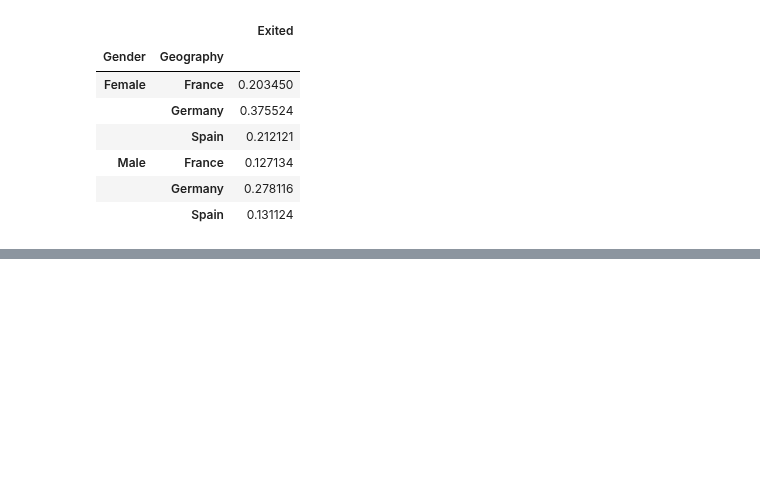
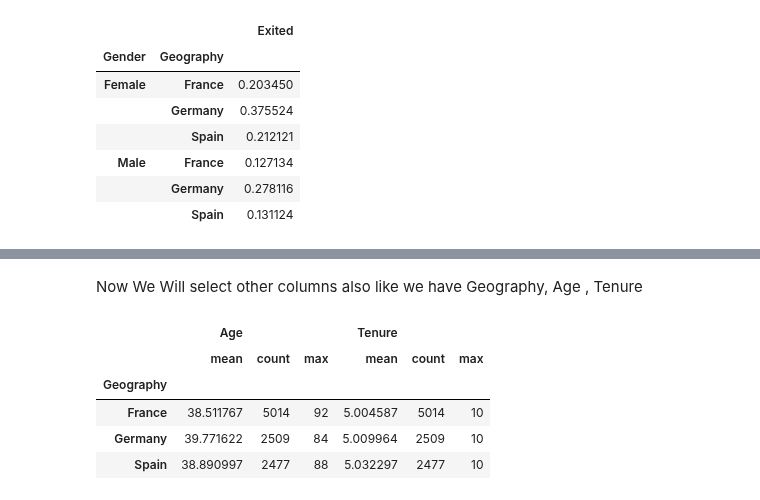
Before and after one commit to FairozAhmadSheikh/ML_bootcamp, a Jupyter notebook: pandas/7_realworld_dataset.ipynb, the cells around one changed output, grey strips where cells are left out. Drawn from its saved outputs; the diff is of its cells as text; code cells hidden in the pictures; blank space fills up the shorter version.

```diff
--- a/pandas/7_realworld_dataset.ipynb
+++ b/pandas/7_realworld_dataset.ipynb
@@ -129,0 +149,13 @@ data2.groupby(['Gender','Geography']).mean()
+# %% [markdown]
+Now We Will select other columns also like we have Geography, Age , Tenure
+# %%
+data3=dataset[['Geography','Age','Tenure']]
+# %%
+data3.groupby('Geography').agg(['mean','count','max'])
+# %% [output]
+|  | Age |  |  | Tenure |  |  |
+|  | mean | count | max | mean | count | max |
+| Geography |  |  |  |  |  |  |
+| France | 38.511767 | 5014 | 92 | 5.004587 | 5014 | 10 |
+| Germany | 39.771622 | 2509 | 84 | 5.009964 | 2509 | 10 |
+| Spain | 38.890997 | 2477 | 88 | 5.032297 | 2477 | 10 |
```
Also changed, not shown: parts of 5 cells of this notebook.
